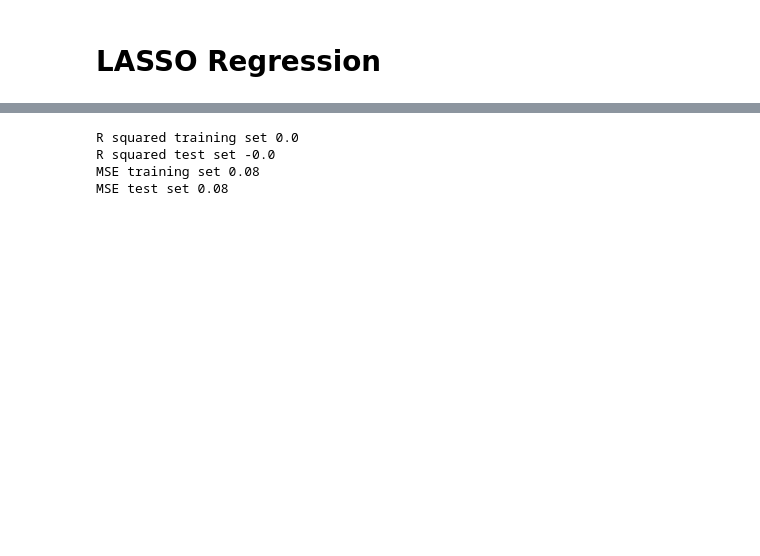
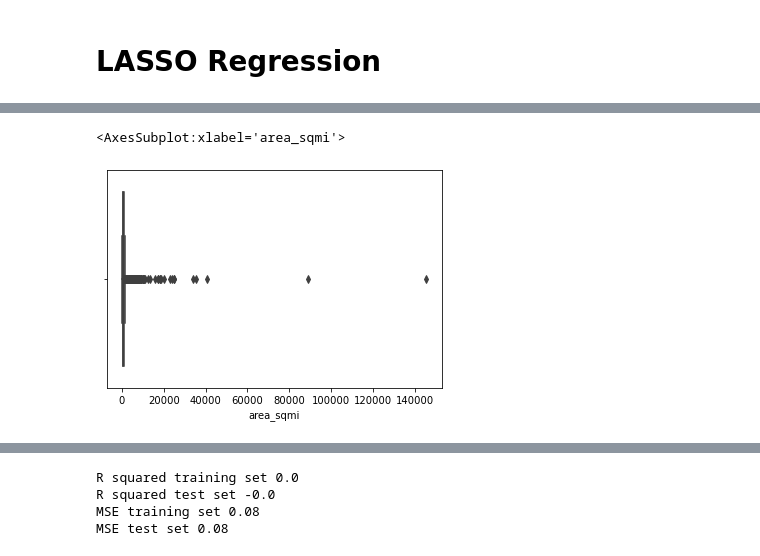
Before and after one commit to gspiga/STA160, a Jupyter notebook: Final Project/LASSO.ipynb, the cells around one changed output, grey strips where cells are left out. Saved outputs shown, nothing was run; the diff lists cells and outputs as text; code cells hidden in the pictures; blank space fills up the shorter version.

```diff
--- a/Final Project/LASSO.ipynb
+++ b/Final Project/LASSO.ipynb
@@ -79,3 +80,9 @@ data
 # df
 # %% [output]
 [interactive output not drawn]
+# %%
+# Detecting Outliers
+sns.boxplot(data["area_sqmi"])
+# %% [output]
+<AxesSubplot:xlabel='area_sqmi'>
+[figure, added]
```
Also changed, not shown: parts of 13 cells of this notebook.
